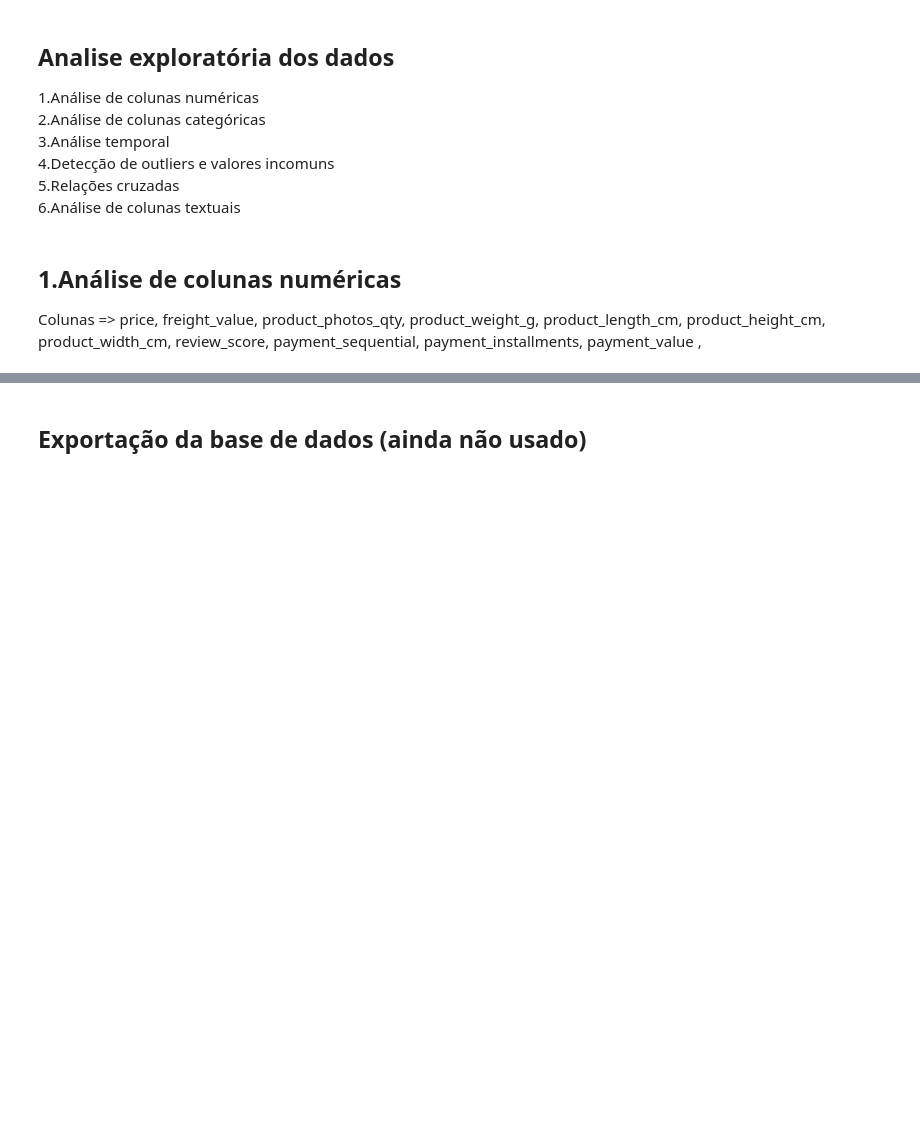
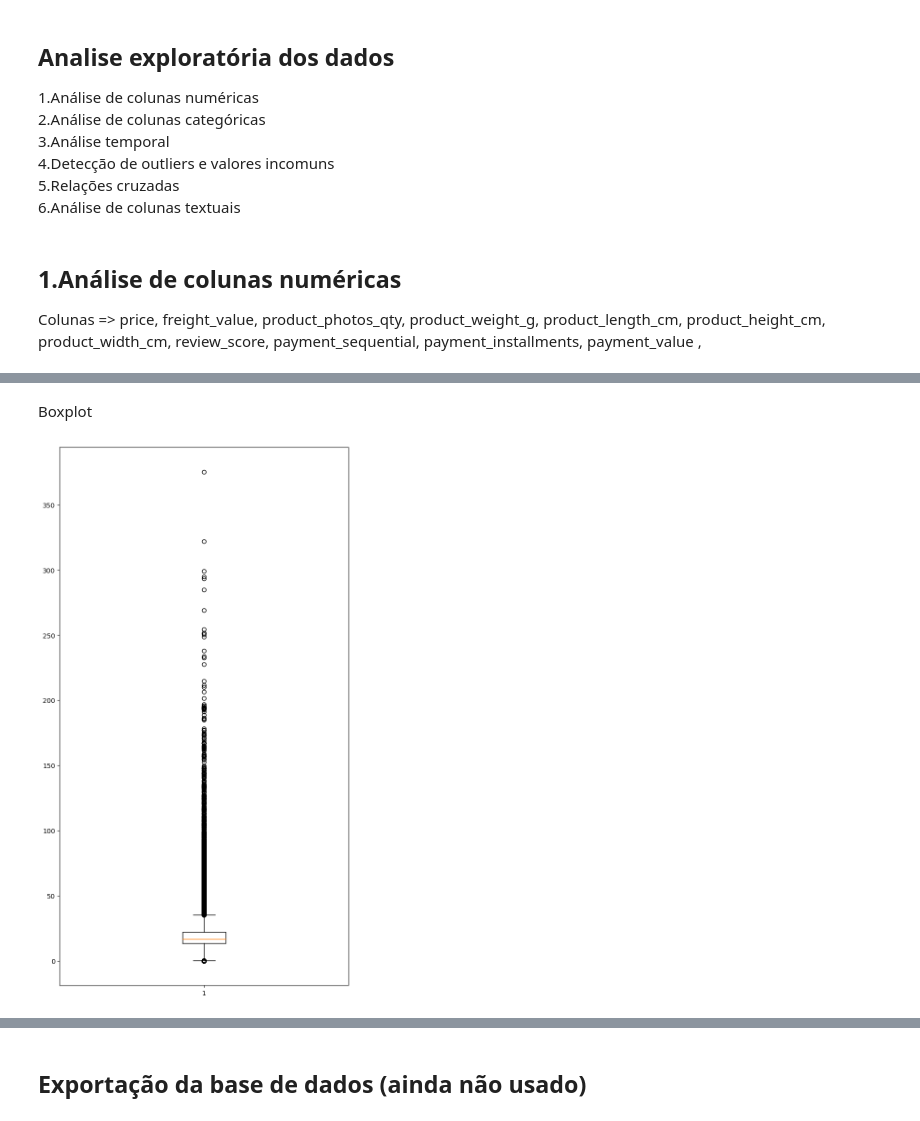
Before and after one commit to supertecode/tcc, a Jupyter notebook: analise_sentimento_previsão_demanda.ipynb, the cells around one changed output, grey strips where cells are left out. Saved outputs shown, nothing was run; the diff lists cells and outputs as text; code cells hidden in the pictures; blank space fills up the shorter version.

```diff
--- a/analise_sentimento_previsão_demanda.ipynb
+++ b/analise_sentimento_previsão_demanda.ipynb
@@ -364,0 +437,10 @@ Colunas => price, freight_value, product_photos_qty, product_weight_g, product_l
+# %% [markdown]
+Boxplot
+# %%
+fig, ax = plt.subplots(figsize=(8,15))
+
+ax.boxplot(df.freight_value)
+
+plt.show()
+# %% [output]
+[figure, added]
```
Also changed, not shown: parts of 62 cells of this notebook.
